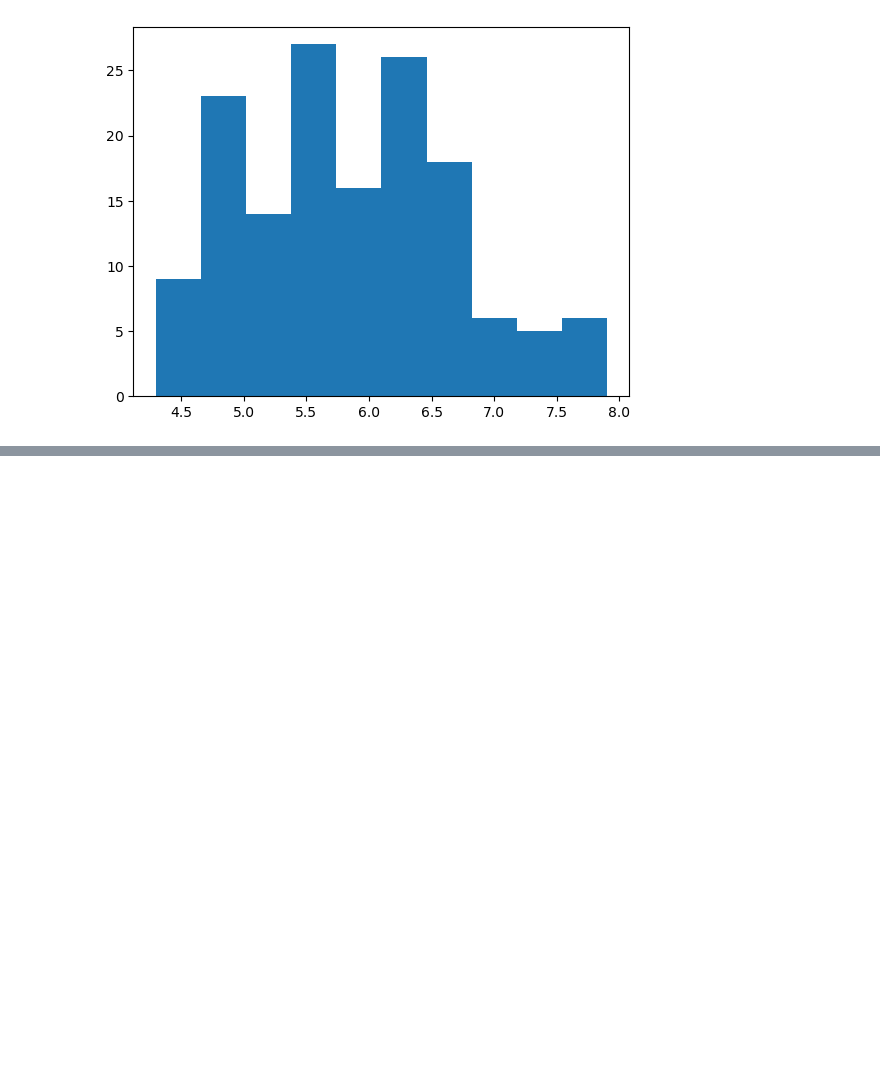
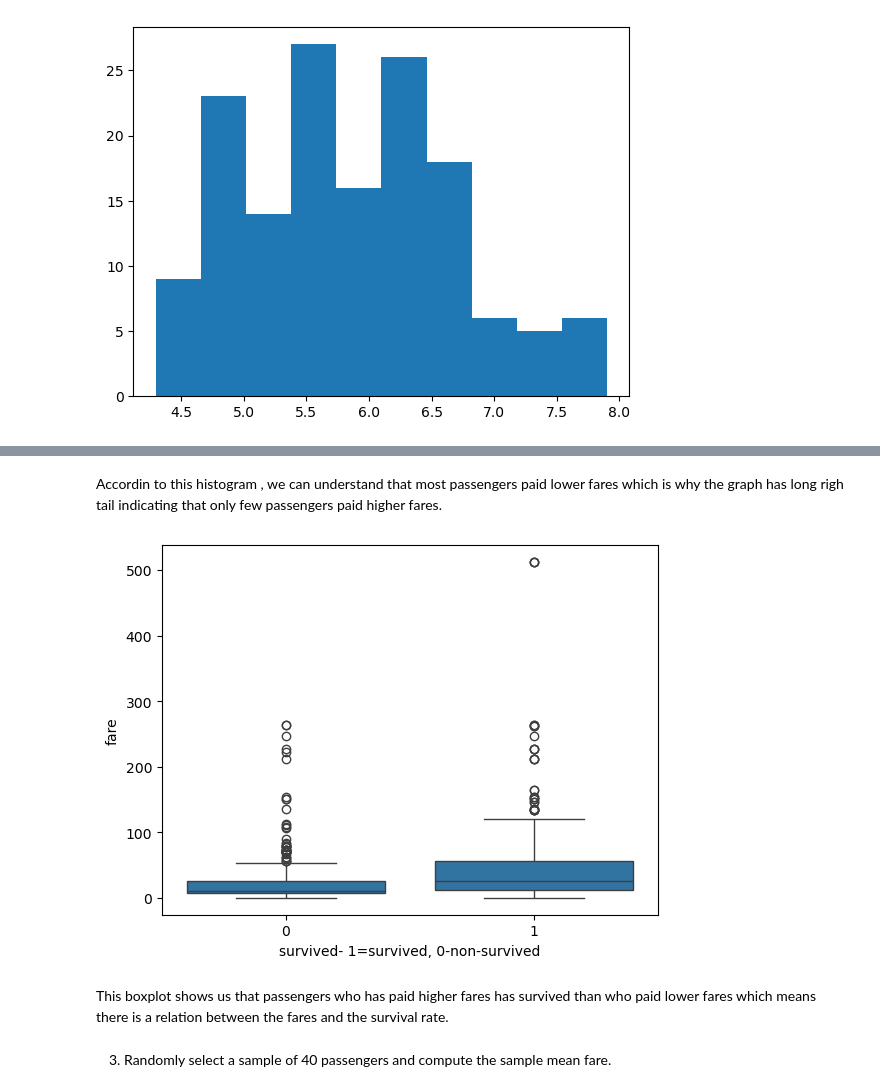
Before and after one commit to thomasneeva04/Data-Science---Learning, a Jupyter notebook: Week12/Practiced.ipynb, the cells around one changed output, grey strips where cells are left out. Drawn from its saved outputs; the diff is of its cells as text; code cells hidden in the pictures; blank space fills up the shorter version.

```diff
--- a/Week12/Practiced.ipynb
+++ b/Week12/Practiced.ipynb
@@ -506,0 +576,14 @@ setosa_m=df[df['species']=='setosa']['
+# %% [markdown]
+Accordin to this histogram , we can understand that most passengers paid lower fares which is why the graph has long righ tail indicating that only few passengers paid higher fares.
+# %%
+import seaborn as sns
+
+sns.boxplot(x='survived', y='fare',data=df)
+plt.xlabel('survived- 1=survived, 0-non-survived')
+plt.show()
+# %% [output]
+[figure, added]
+# %% [markdown]
+This boxplot shows us that passengers who has paid higher fares has survived than who paid lower fares which means there is a relation between the fares and the survival rate.
+# %% [markdown]
+3) Randomly select a sample of 40 passengers and compute the sample mean fare.
```
Also changed, not shown: parts of 30 cells of this notebook.
